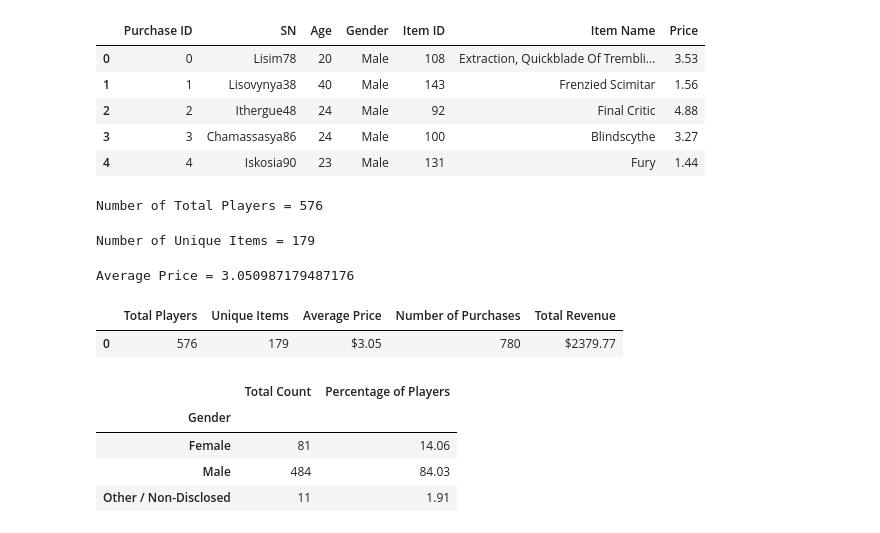
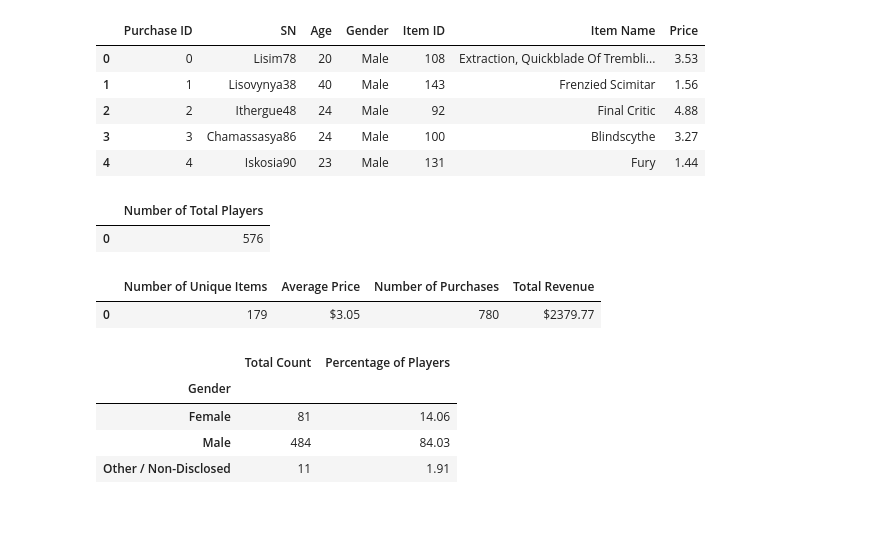
Before and after one commit to Barlow0471/pandas-challenge, a Jupyter notebook: HeroesOfPymoli/Main.ipynb, the cells around one changed output. Saved outputs shown, nothing was run; the diff lists cells and outputs as text; code cells hidden in the pictures.

```diff
--- a/HeroesOfPymoli/Main.ipynb
+++ b/HeroesOfPymoli/Main.ipynb
@@ -17,16 +17,22 @@ purchase_data_df.head()
 | 4 | 4 | Iskosia90 | 23 | Male | 131 | Fury | 1.44 |
 # %%
 total_players = purchase_data_df["SN"].nunique()
-print(f"Number of Total Players = {total_players}")
+total_players_df = pd.DataFrame({"Number of Total Players": [total_players]})
+# print(f"Number of Total Players = {total_players}")
+total_players_df
 # %% [output]
-Number of Total Players = 576
+|  | Number of Total Players |
+| 0 | 576 |
 # %%
 unique_items = purchase_data_df["Item ID"].nunique()
-print(f"Number of Unique Items = {unique_items}")
+average_price = purchase_data_df["Price"].mean()
+number_of_purchases = purchase_data_df["Purchase ID"].nunique()
+total_revenue = purchase_data_df["Price"].sum()
+summary_table_df = pd.DataFrame({"Number of Unique Items": [unique_items],
+                                 "Average Price": [f"${round(average_price, 2)}"],
+                                 "Number of Purchases": [number_of_purchases],
+                                 "Total Revenue": [f"${float(total_revenue)}"]})
+summary_table_df
 # %% [output]
-Number of Unique Items = 179
+|  | Number of Unique Items | Average Price | Number of Purchases | Total Revenue |
+| 0 | 179 | $3.05 | 780 | $2379.77 |
-# %%
-average_price = purchase_data_df["Price"].mean()
-print(f"Average Price = {average_price}")
-# %% [output]
-Average Price = 3.050987179487176
@@ -37,19 +39,3 @@ total_revenue = purchase_data_df["Price"].sum()
-# %%
-# total_players = purchase_data_df["SN"].nunique()
-# unique_items = purchase_data_df["Item ID"].nunique()
-# average_price = purchase_data_df["Price"].mean()
-# number_of_purchases = purchase_data_df["Purchase ID"].nunique()
-# total_revenue = purchase_data_df["Price"].sum()
-summary_table = {"Total Players": [total_players],
-                 "Unique Items": [unique_items],
-                 "Average Price": [f"${round(average_price, 2)}"],
-                 "Number of Purchases": [number_of_purchases],
-                 "Total Revenue": [f"${float(total_revenue)}"]}
-summary_table_df = pd.DataFrame(summary_table)
-summary_table_df
-# %% [output]
-|  | Total Players | Unique Items | Average Price | Number of Purchases | Total Revenue |
-| 0 | 576 | 179 | $3.05 | 780 | $2379.77 |
 # %%
 # Create GroupBy dataframe based on Age Group
 gender_group_df = purchase_data_df.groupby("Gender")
```
Also changed, not shown: parts of 9 cells of this notebook.
